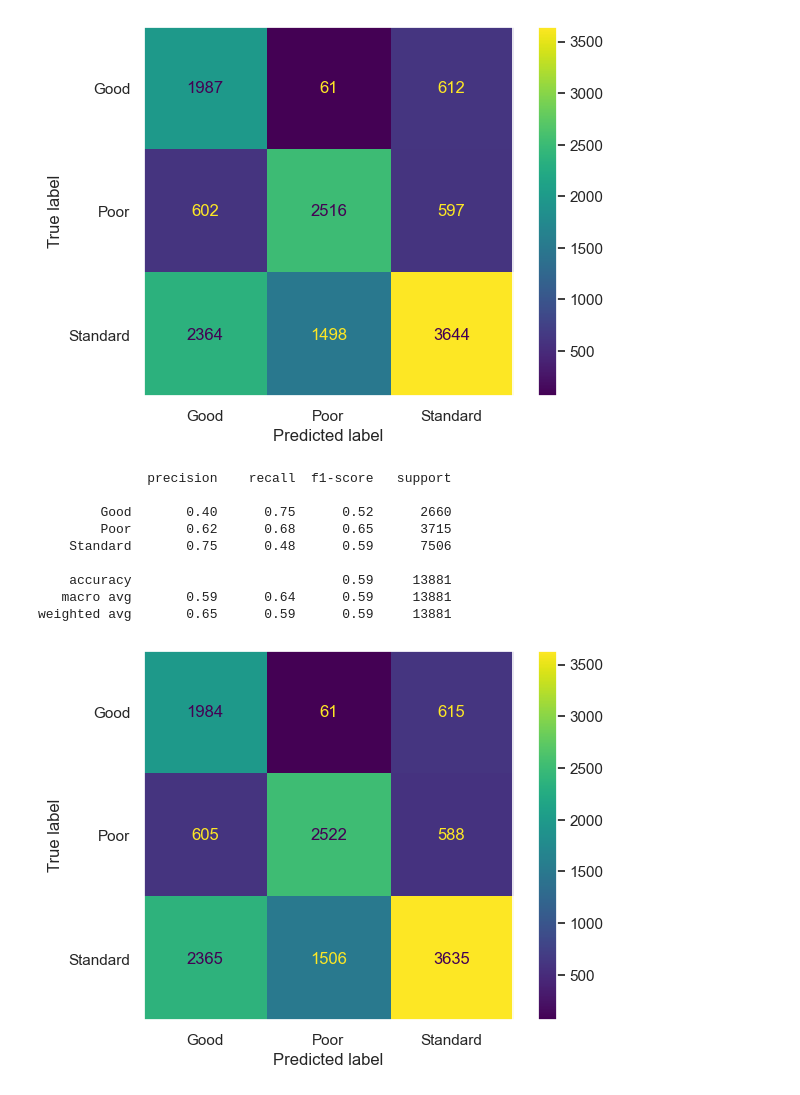
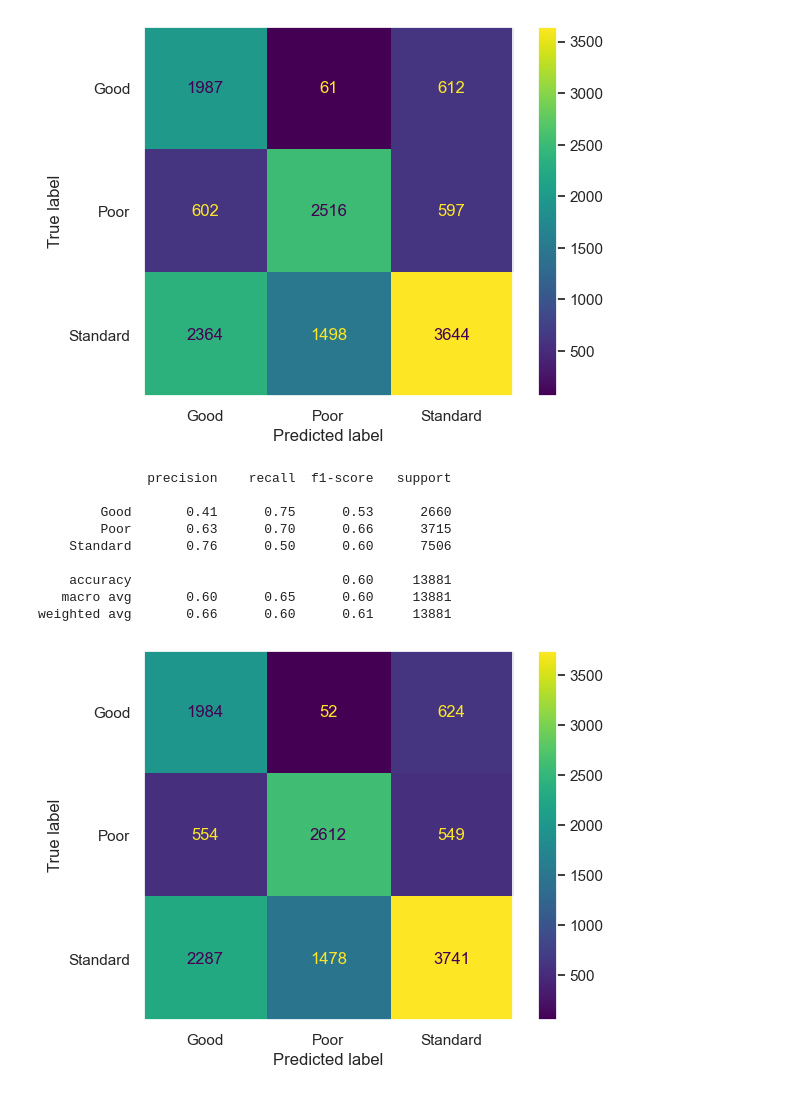
Before and after one commit to Jacob-Tuttle/ECS171-Project, a Jupyter notebook: notebooks/all models.ipynb, the cells around one changed output. Cells and saved outputs as stored; diff of their text form; code cells hidden in the pictures.

```diff
--- a/notebooks/all models.ipynb
+++ b/notebooks/all models.ipynb
@@ -402,33 +402,33 @@ weighted avg       0.65      0.59      0.59     13881
 # %%
 ### RBF Oversampled No Outliers ###
 data = removeOutliers(df)
 X, y = data.drop(columns=['Credit_Score']), data['Credit_Score']
 X_train, X_test, y_train, y_test = train_test_split(X, y, test_size=0.2, random_state=42)
 X_train = X_train.reset_index(drop=True)
 X_test = X_test.reset_index(drop=True)
 ros = RandomOverSampler()
 X_os, y_os = ros.fit_resample(X_train, y_train)
 
 scaler = preprocessing.StandardScaler()
 Z_trainos = scaler.fit_transform(X_os)
 Z_svm_test = scaler.transform(X_test)
 
-svc_rbf = SVC(kernel='linear')
+svc_rbf = SVC(kernel='rbf')
 svc_rbf.fit(Z_trainos, np.asarray(y_os))
 joblib.dump(svc_rbf, "svc_rbf_no_outliers_oversampled")
 predictions = svc_rbf.predict(Z_svm_test)
 print(classification_report(y_test, predictions))
 cm_svm_rbf = confusion_matrix(y_test, predictions)
 ConfusionMatrixDisplay(cm_svm_rbf,display_labels=svc_rbf.classes_).plot()
 plt.grid(False)
 # %% [output]
               precision    recall  f1-score   support
 
-        Good       0.40      0.75      0.52      2660
-        Poor       0.62      0.68      0.65      3715
-    Standard       0.75      0.48      0.59      7506
+        Good       0.41      0.75      0.53      2660
+        Poor       0.63      0.70      0.66      3715
+    Standard       0.76      0.50      0.60      7506
 
-    accuracy                           0.59     13881
-   macro avg       0.59      0.64      0.59     13881
-weighted avg       0.65      0.59      0.59     13881
+    accuracy                           0.60     13881
+   macro avg       0.60      0.65      0.60     13881
+weighted avg       0.66      0.60      0.61     13881
-[figure, old version]
+[figure, new version]
```
Also changed, not shown: 1 other file.
